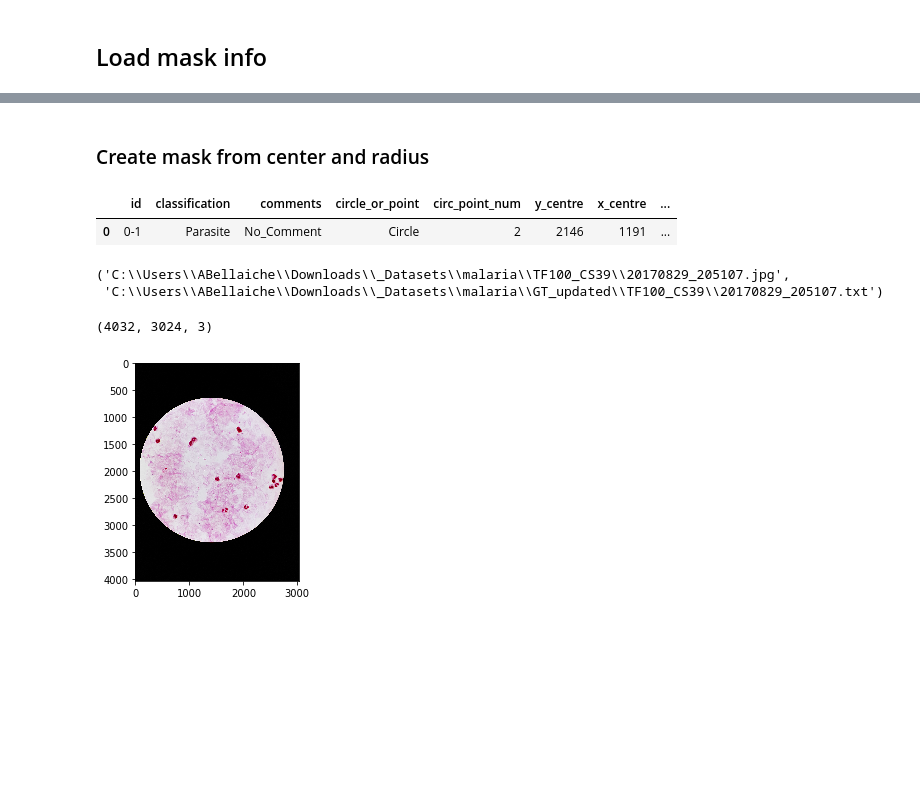
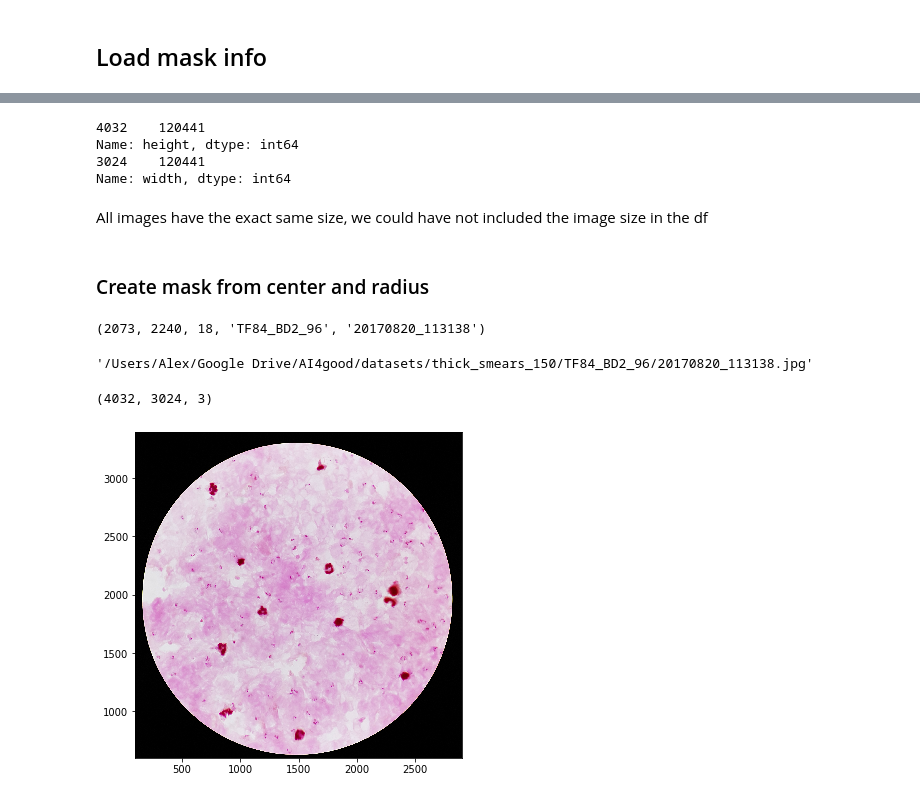
Before and after one commit to malaria-diagnosis/malaria-code, a Jupyter notebook: smartphone_data_scripts/new_ai4good_scripts/scripts/preprocess.ipynb, the cells around one changed output, grey strips where cells are left out. Drawn from its saved outputs; the diff is of its cells as text; code cells hidden in the pictures; blank space fills up the shorter version.

```diff
--- a/smartphone_data_scripts/new_ai4good_scripts/scripts/preprocess.ipynb
+++ b/smartphone_data_scripts/new_ai4good_scripts/scripts/preprocess.ipynb
@@ -6,9 +6,10 @@ import pandas as pd
 import numpy as np
 import matplotlib.pyplot as plt
 import cv2
+from pathlib import Path
 
 %matplotlib inline
-plt.rcParams['figure.figsize'] = [24,16]
+plt.rcParams['figure.figsize'] = [16,6]
 # %% [markdown]
 ## Imports
 # %%
@@ -51,20 +69,46 @@ df.head()
+# %%
+print(
+    df.height.value_counts(),
+    df.width.value_counts(),
+    sep='\n'
+)
+# %% [output]
+4032    120441
+Name: height, dtype: int64
+3024    120441
+Name: width, dtype: int64
+# %% [markdown]
+All images have the exact same size, we could have not included the image size in the df
 # %% [markdown]
 ### Create mask from center and radius
-# %%
-df.head(1)
-# %% [output]
-|  | id | classification | comments | circle_or_point | circ_point_num | y_centre | x_centre | ... |
-| 0 | 0-1 | Parasite | No_Comment | Circle | 2 | 2146 | 1191 | ... |
-# %%
-all_images[0], all_files[0]
-# %% [output]
-('C:\\Users\\ABellaiche\\Downloads\\_Datasets\\malaria\\TF100_CS39\\20170829_205107.jpg',
- 'C:\\Users\\ABellaiche\\Downloads\\_Datasets\\malaria\\GT_updated\\TF100_CS39\\20170829_205107.txt')
+# %%
+# Grab an example
+temp = df[df.circle_or_point=='Circle'].to_dict()
+k = 3
+
+x = temp['x_centre'][k]
+y = temp['y_centre'][k]
+r = temp['radius'][k]
+p = temp['patient_id'][k]
+t = temp['timestamp'][k]
+
+x,y,r,p,t
+# %% [output]
+(2073, 2240, 18, 'TF84_BD2_96', '20170820_113138')
+# %%
+#Generate the path of the image to load
+img_path = os.path.join(DATA_ROOT,p,t+'.jpg')
+img_path
+# %% [output]
+'/Users/Alex/Google Drive/AI4good/datasets/thick_smears_150/TF84_BD2_96/20170820_113138.jpg'
 # %%
-img = cv2.imread(all_images[0])
+img = cv2.imread(img_path)
 print(img.shape)
+
 plt.imshow(img);
+plt.xlim(100,2900);
+plt.ylim(600,3400);
 # %% [output]
 (4032, 3024, 3)
-[figure, old version]
+[figure, new version]
 # %%
```
Also changed, not shown: parts of 5 cells of this notebook.
